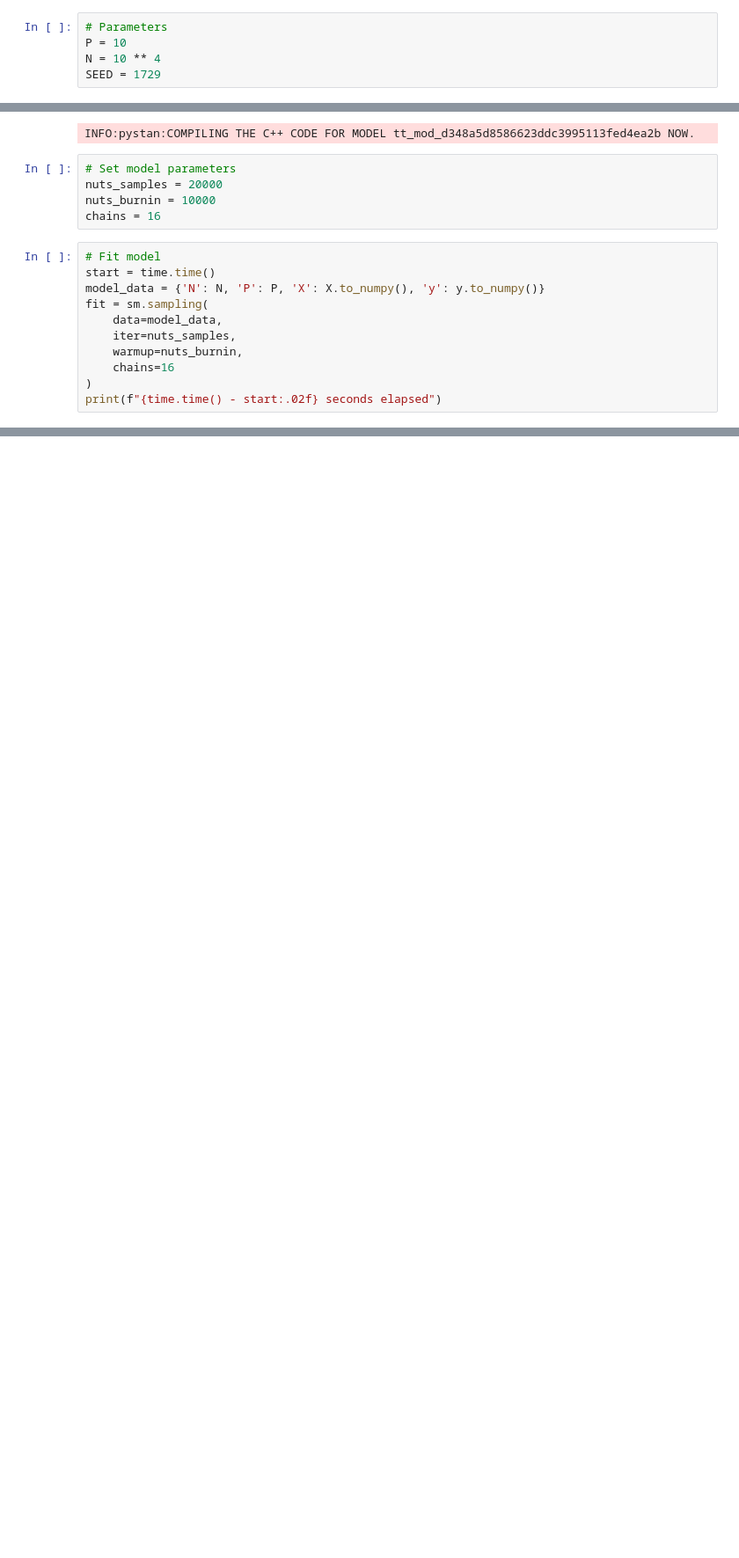
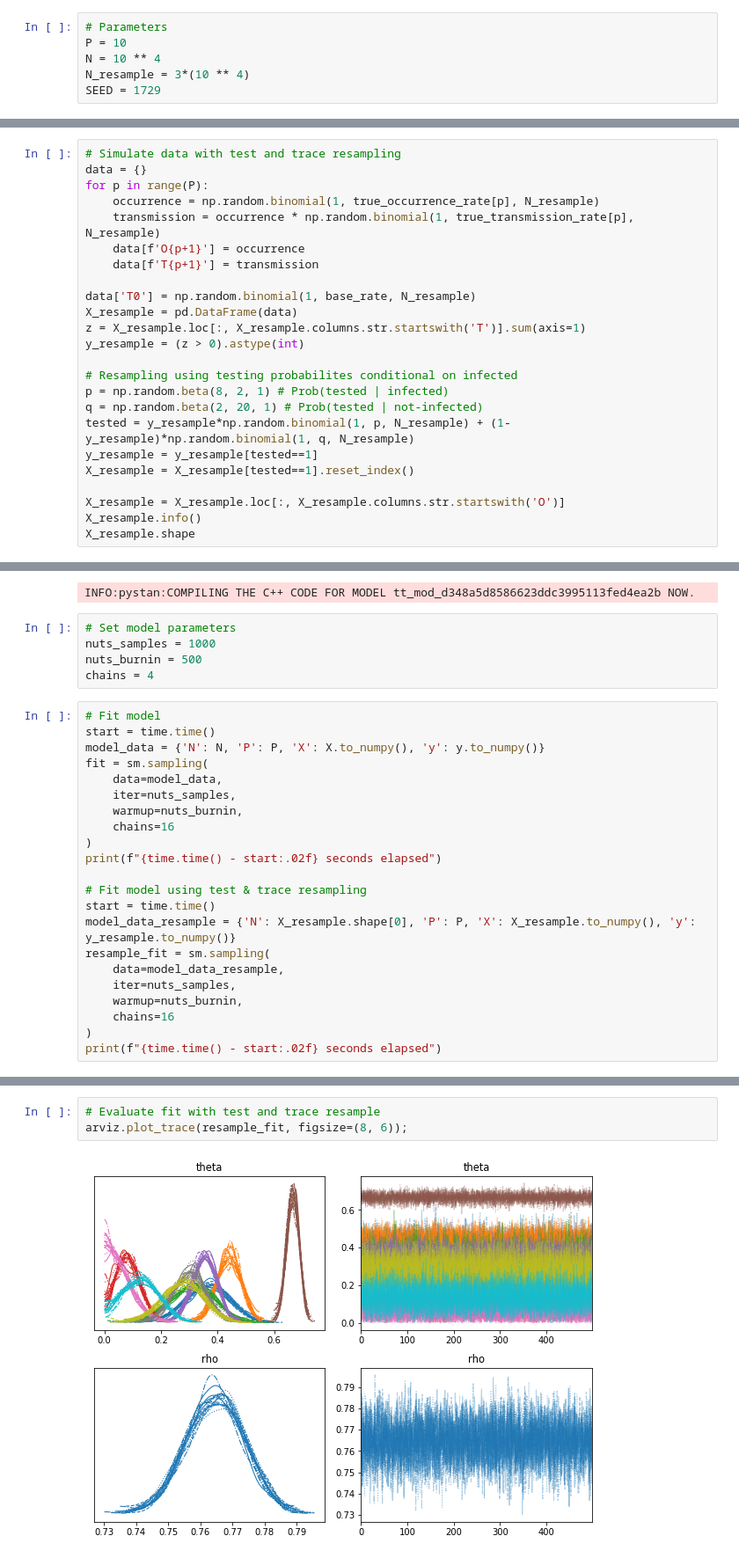
Before and after one commit to THargreaves/reinventing-test-and-trace, a Jupyter notebook: python/stan_prototype.ipynb, the cells around one changed output, grey strips where cells are left out. Shown: that part at 88% size. Drawn from its saved outputs; the diff is of its cells as text; blank space fills up the shorter version.

```diff
--- a/python/stan_prototype.ipynb
+++ b/python/stan_prototype.ipynb
@@ -9,6 +11,7 @@ import pystan
 # Parameters
 P = 10
 N = 10 ** 4
+N_resample = 3*(10 ** 4)
 SEED = 1729
 # %%
 # Ground truth
@@ -32,0 +56,24 @@ y = (z > 0).astype(int)
+# %%
+# Simulate data with test and trace resampling
+data = {}
+for p in range(P):
+    occurrence = np.random.binomial(1, true_occurrence_rate[p], N_resample)
+    transmission = occurrence * np.random.binomial(1, true_transmission_rate[p], N_resample)
+    data[f'O{p+1}'] = occurrence
+    data[f'T{p+1}'] = transmission
+
+data['T0'] = np.random.binomial(1, base_rate, N_resample)
+X_resample = pd.DataFrame(data)
+z = X_resample.loc[:, X_resample.columns.str.startswith('T')].sum(axis=1)
+y_resample = (z > 0).astype(int)
+
+# Resampling using testing probabilites conditional on infected
+p = np.random.beta(8, 2, 1) # Prob(tested | infected)
+q = np.random.beta(2, 20, 1) # Prob(tested | not-infected)
+tested = y_resample*np.random.binomial(1, p, N_resample) + (1-y_resample)*np.random.binomial(1, q, N_resample)
+y_resample = y_resample[tested==1]
+X_resample = X_resample[tested==1].reset_index()
+
+X_resample = X_resample.loc[:, X_resample.columns.str.startswith('O')]
+X_resample.info()
+X_resample.shape
@@ -68,9 +135,9 @@ model {
 INFO:pystan:COMPILING THE C++ CODE FOR MODEL tt_mod_d348a5d8586623ddc3995113fed4ea2b NOW.
 # %%
 # Set model parameters
-nuts_samples = 20000
-nuts_burnin = 10000
-chains = 16
+nuts_samples = 1000
+nuts_burnin = 500
+chains = 4
 # %%
 # Fit model
 start = time.time()
@@ -82,4 +149,15 @@ fit = sm.sampling(
     chains=16
 )
 print(f"{time.time() - start:.02f} seconds elapsed")
+
+# Fit model using test & trace resampling
+start = time.time()
+model_data_resample = {'N': X_resample.shape[0], 'P': P, 'X': X_resample.to_numpy(), 'y': y_resample.to_numpy()}
+resample_fit = sm.sampling(
+    data=model_data_resample,
+    iter=nuts_samples,
+    warmup=nuts_burnin,
+    chains=16
+)
+print(f"{time.time() - start:.02f} seconds elapsed")
 # %% [output]
@@ -115,0 +168,5 @@ theta[7]    0.08  7.1e-5   0.03   0.03   0.07   0.08    0.1   0.14 144833    1.0
+# %%
+# Evaluate fit with test and trace resample
+arviz.plot_trace(resample_fit, figsize=(8, 6));
+# %% [output]
+[figure, added]
```
Also changed, not shown: parts of 7 cells of this notebook.
